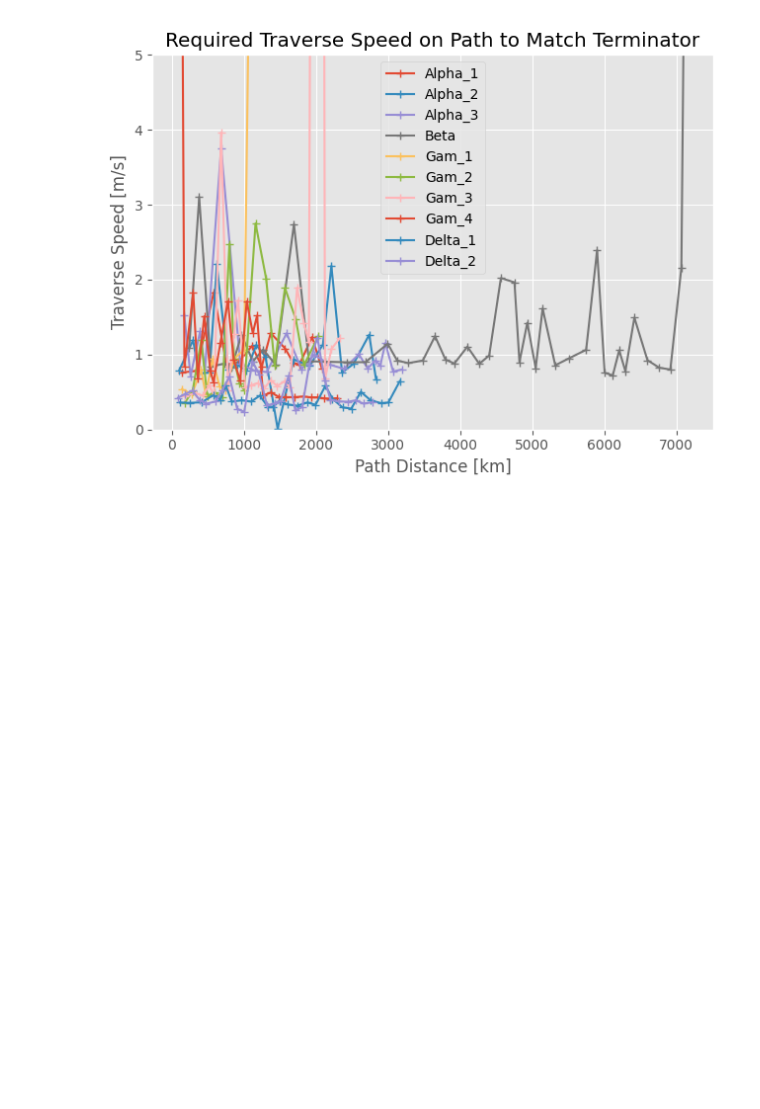
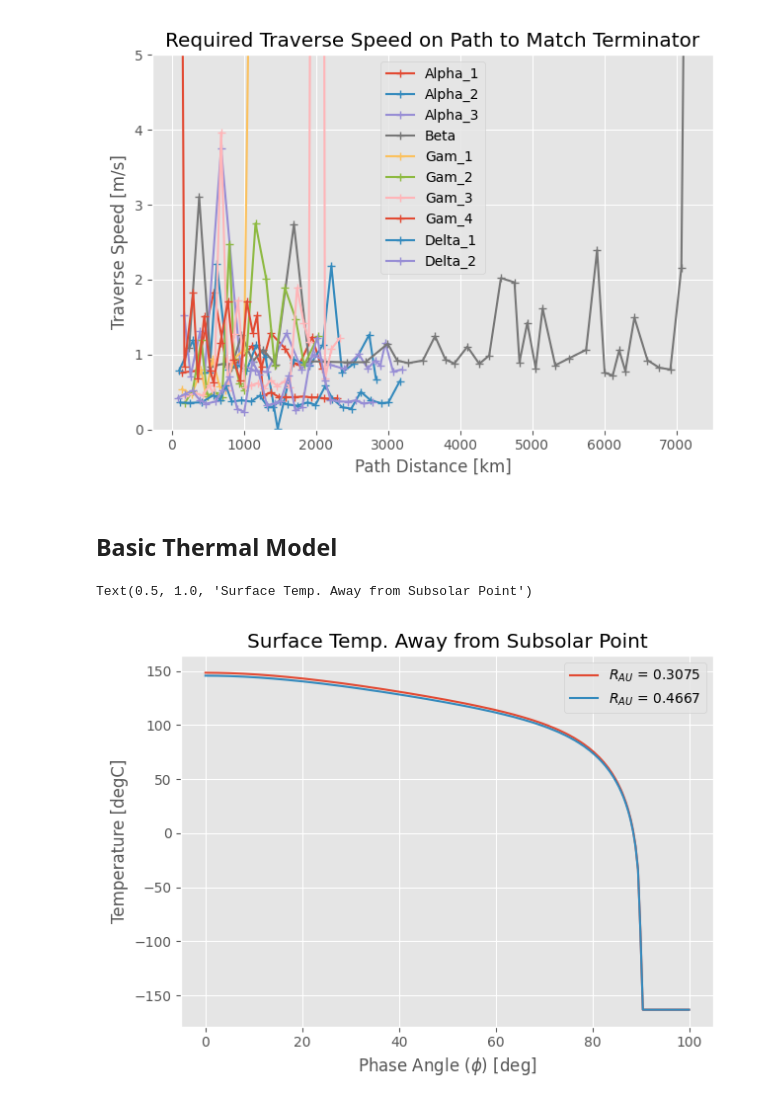
Before and after one commit to natek1234/AER407, a Jupyter notebook: paths/process_paths.ipynb, the cells around one changed output. Saved outputs shown, nothing was run; the diff lists cells and outputs as text; code cells hidden in the pictures; blank space fills up the shorter version.

Commit message:
Impl basic thermal model calculations

```diff
--- a/paths/process_paths.ipynb
+++ b/paths/process_paths.ipynb
@@ -172,3 +173,31 @@ Required Path Traverse Speed (Mean, Max):
   Delta_2: 0.491, 1.228 [m/s]
 <matplotlib.legend.Legend at 0x...>
 [figure]
+# %% [markdown]
+## Basic Thermal Model
+# %%
+def compute_surface_temp(phi, r):  # K
+    T_COLD = 110  # K
+    assert 0.3075 <= r <= 0.4667
+    if phi > 90:
+        return T_COLD
+    T_subsolar = (407 + (8 / np.sqrt(r)))
+    return (T_subsolar * np.cos(np.deg2rad(phi)) ** (1/4)) + (T_COLD * (phi / 90) ** 3)
+
+def phi_from_surface_temp(temp, r):
+    sol = root_scalar(lambda phi: compute_surface_temp(phi, r) - temp, bracket=(0, 180))
+    assert sol.converged
+    return sol.root
+
+fig, ax = plt.subplots()
+phis = np.linspace(0, 100, 200)
+for r_au in [0.3075, 0.4667]:
+    surface_temps = [compute_surface_temp(phi, r_au) - 273.15 for phi in phis]
+    ax.plot(phis, surface_temps, label=fr"$R_{{AU}}$ = {r_au}")
+ax.legend()
+ax.set_xlabel(r"Phase Angle ($\phi$) [deg]")
+ax.set_ylabel("Temperature [degC]")
+ax.set_title("Surface Temp. Away from Subsolar Point")
+# %% [output]
+Text(0.5, 1.0, 'Surface Temp. Away from Subsolar Point')
+[figure, added]
```
Also changed, not shown: parts of 2 cells of this notebook.
